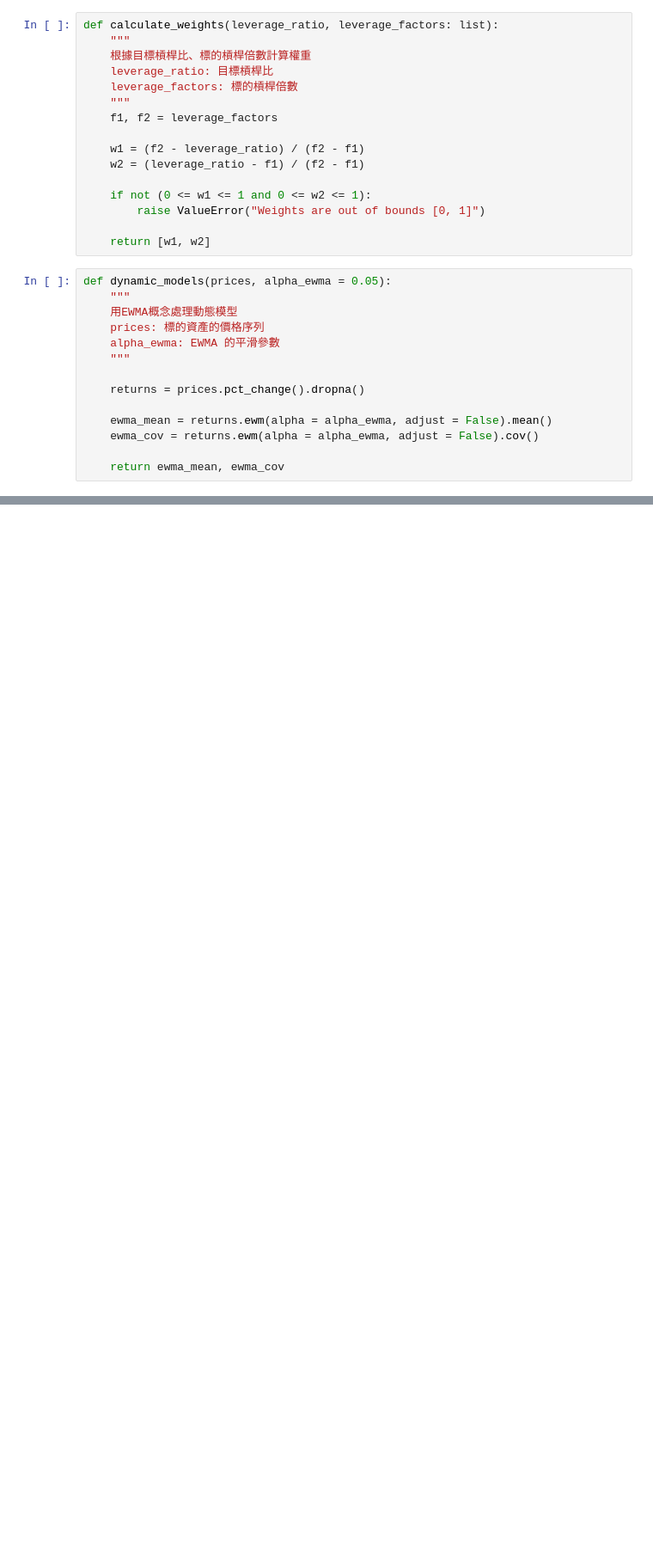
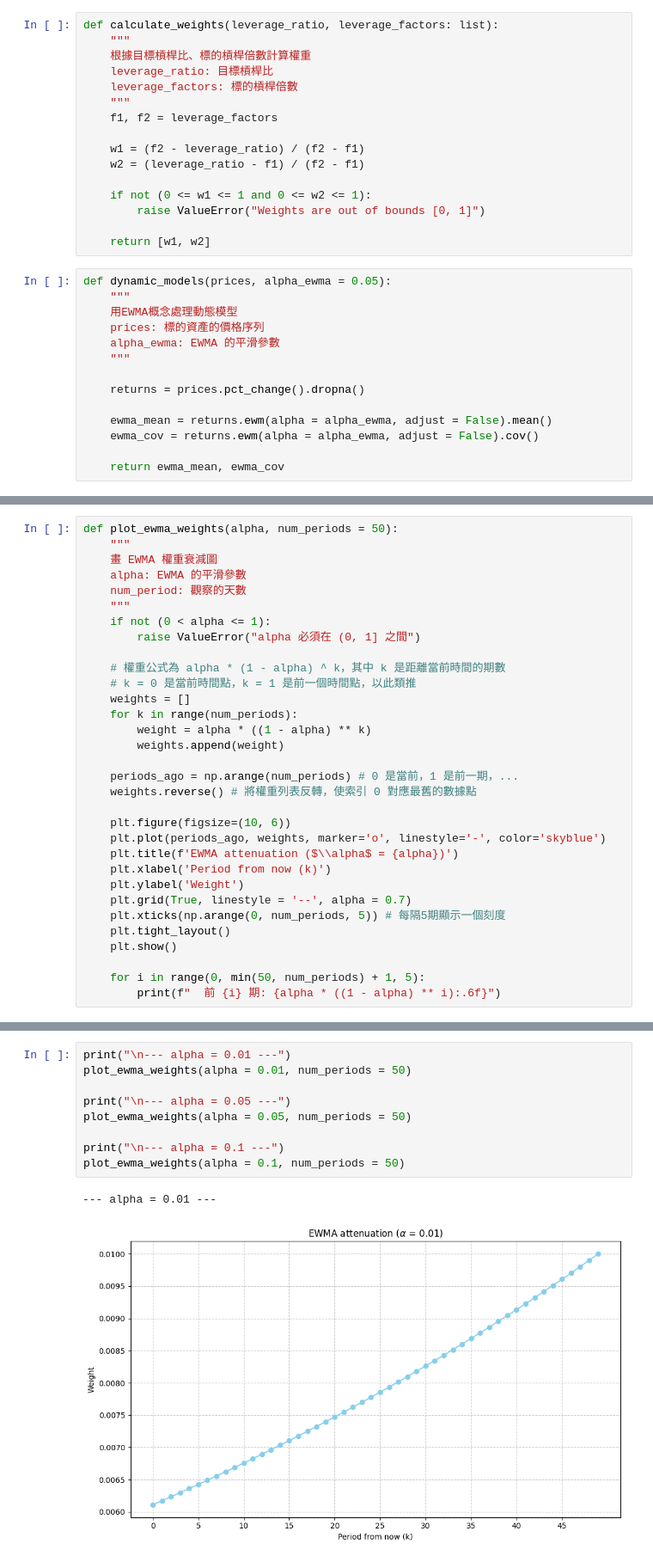
Before and after one commit to Xin95172/Personal-Project, a Jupyter notebook: reBalance_dynamic.ipynb, the cells around one changed output, grey strips where cells are left out. Shown at 86% size. Cells and saved outputs as stored; diff of their text form; blank space fills up the shorter version.

```diff
--- a/reBalance_dynamic.ipynb
+++ b/reBalance_dynamic.ipynb
@@ -261,6 +266,38 @@ def evaluate_threshold(prices, leverage_ratio, leverage_factors: list, cost, thr
 
     print(f"Average forecast erroes : {avg_error_count}")
     return avg_final_value, avg_rebalances
+# %%
+def plot_ewma_weights(alpha, num_periods = 50):
+    """
+    畫 EWMA 權重衰減圖
+    alpha: EWMA 的平滑參數
+    num_period: 觀察的天數
+    """
+    if not (0 < alpha <= 1):
+        raise ValueError("alpha 必須在 (0, 1] 之間")
+
+    # 權重公式為 alpha * (1 - alpha) ^ k，其中 k 是距離當前時間的期數
+    # k = 0 是當前時間點，k = 1 是前一個時間點，以此類推
+    weights = []
+    for k in range(num_periods):
+        weight = alpha * ((1 - alpha) ** k)
+        weights.append(weight)
+
+    periods_ago = np.arange(num_periods) # 0 是當前，1 是前一期，...
+    weights.reverse() # 將權重列表反轉，使索引 0 對應最舊的數據點
+
+    plt.figure(figsize=(10, 6))
+    plt.plot(periods_ago, weights, marker='o', linestyle='-', color='skyblue')
+    plt.title(f'EWMA attenuation ($\\alpha$ = {alpha})')
+    plt.xlabel('Period from now (k)')
+    plt.ylabel('Weight')
+    plt.grid(True, linestyle = '--', alpha = 0.7)
+    plt.xticks(np.arange(0, num_periods, 5)) # 每隔5期顯示一個刻度
+    plt.tight_layout()
+    plt.show()
+
+    for i in range(0, min(50, num_periods) + 1, 5):
+        print(f"  前 {i} 期: {alpha * ((1 - alpha) ** i):.6f}")
 # %%
 security1 = "0050"
 security2 = "00631L"
@@ -329,0 +389,12 @@ TypeError: evaluate_threshold() got an unexpected keyword argument 'num_simulate
+# %%
+print("\n--- alpha = 0.01 ---")
+plot_ewma_weights(alpha = 0.01, num_periods = 50)
+
+print("\n--- alpha = 0.05 ---")
+plot_ewma_weights(alpha = 0.05, num_periods = 50)
+
+print("\n--- alpha = 0.1 ---")
+plot_ewma_weights(alpha = 0.1, num_periods = 50)
+# %% [output]
+--- alpha = 0.01 ---
+[figure, added]
```
Also changed, not shown: parts of 11 cells of this notebook, 1 other file.
